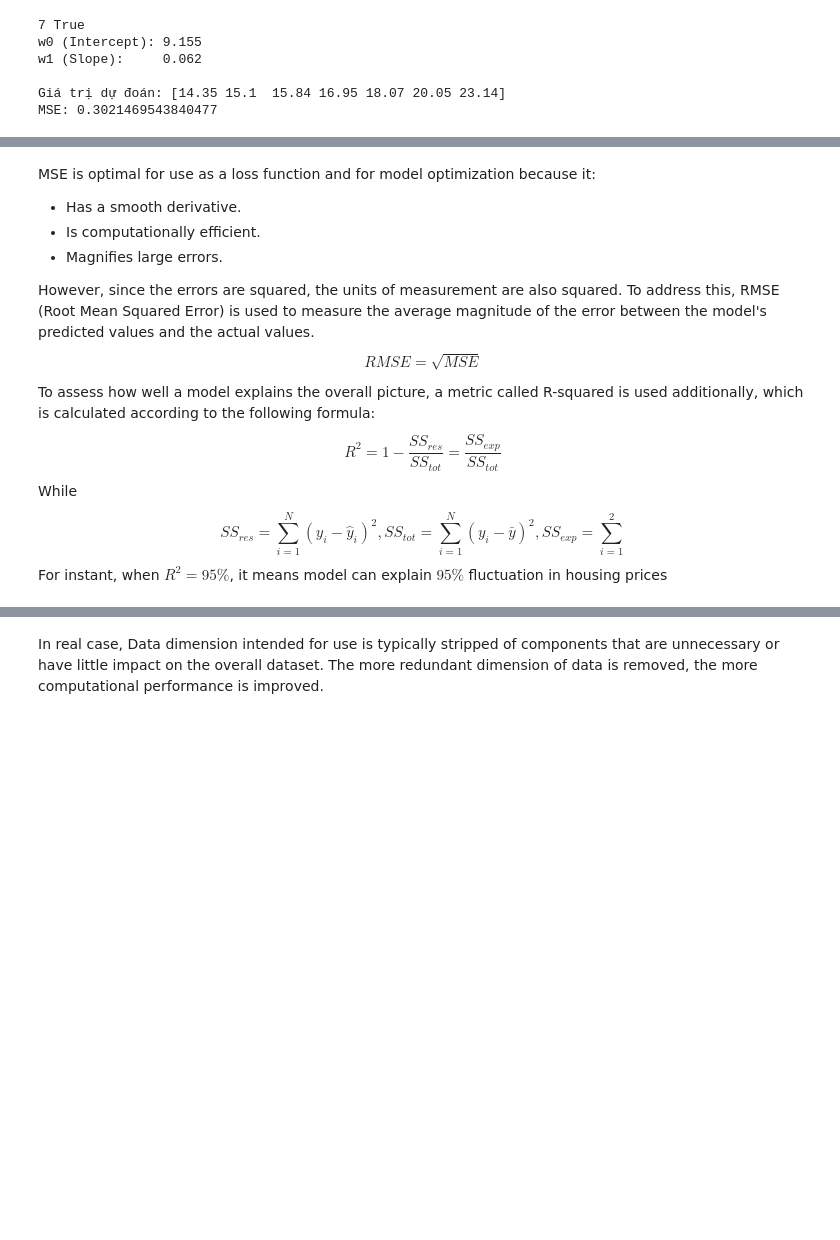
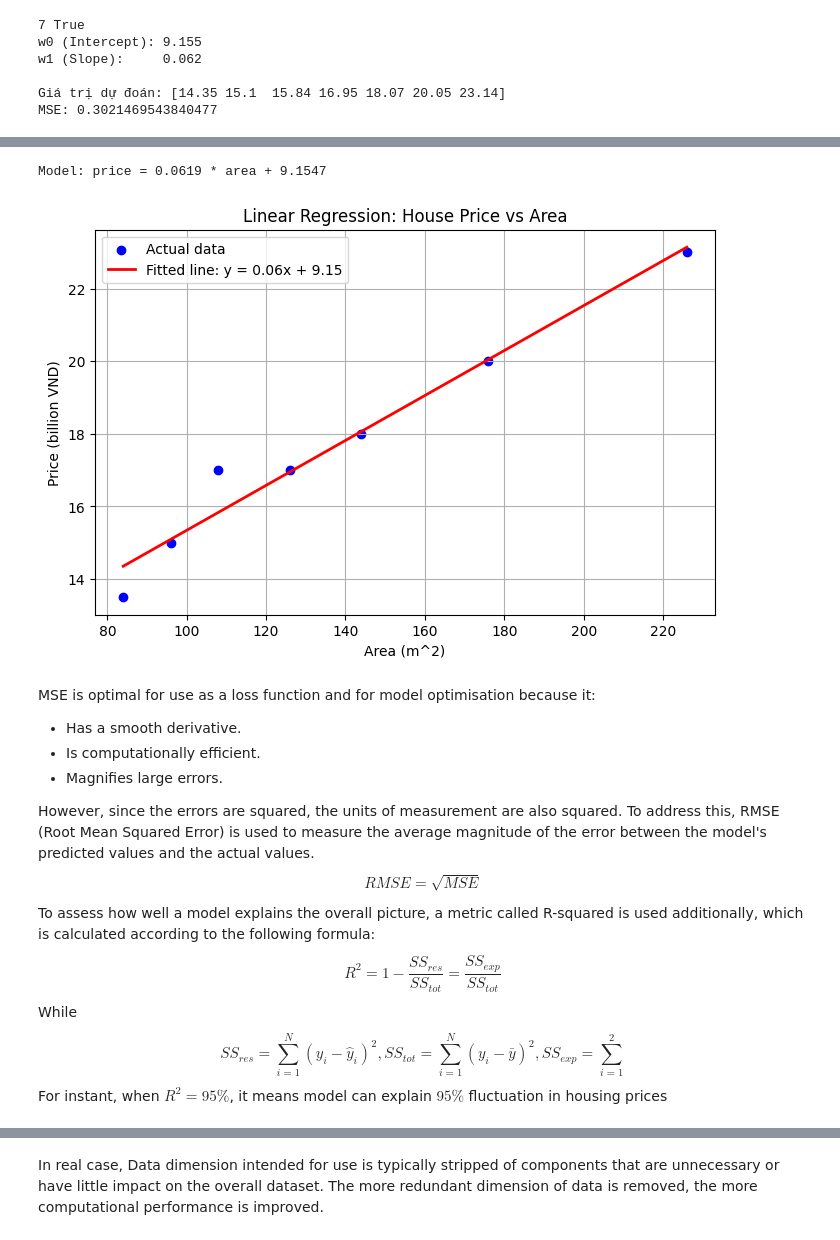
Before and after one commit to vennfungus/basic-ml, a Jupyter notebook: regression.ipynb, the cells around one changed output, grey strips where cells are left out. Cells and saved outputs as stored; diff of their text form; code cells hidden in the pictures; blank space fills up the shorter version.

Commit message:
Add model and visual

```diff
--- a/regression.ipynb
+++ b/regression.ipynb
@@ -67,5 +76,35 @@ MSE: 0.3021469543840477
+# %%
+# Fit the model with scikit-learn
+# sklearn expects 2D input for X: shape (n_samples, n_features)
+X = np.array(x).reshape(-1, 1)
+y_arr = np.array(y)
+
+model = LinearRegression()
+model.fit(X, y_arr)
+
+w = model.coef_[0]
+b = model.intercept_
+print(f'Model: price = {w:.4f} * area + {b:.4f}')
+# %% [output]
+Model: price = 0.0619 * area + 9.1547
+# %%
+# Visualisation: data points, fitted line and predictions
+y_pred = model.predict(X)
+
+plt.figure(figsize=(8, 5))
+plt.scatter(x, y, color='blue', label='Actual data')
+plt.plot(x, y_pred, color='red', linewidth=2, label=f'Fitted line: y = {w:.2f}x + {b:.2f}')
+
+plt.xlabel('Area (m^2)')
+plt.ylabel('Price (billion VND)')
+plt.title('Linear Regression: House Price vs Area')
+plt.legend()
+plt.grid(True)
+plt.show()
+# %% [output]
+[figure, added]
 # %% [markdown]
-MSE is optimal for use as a loss function and for model optimization because it:
+MSE is optimal for use as a loss function and for model optimisation because it:
 - Has a smooth derivative.
 - Is computationally efficient.
 - Magnifies large errors.
```
Also changed, not shown: parts of 3 cells of this notebook.
